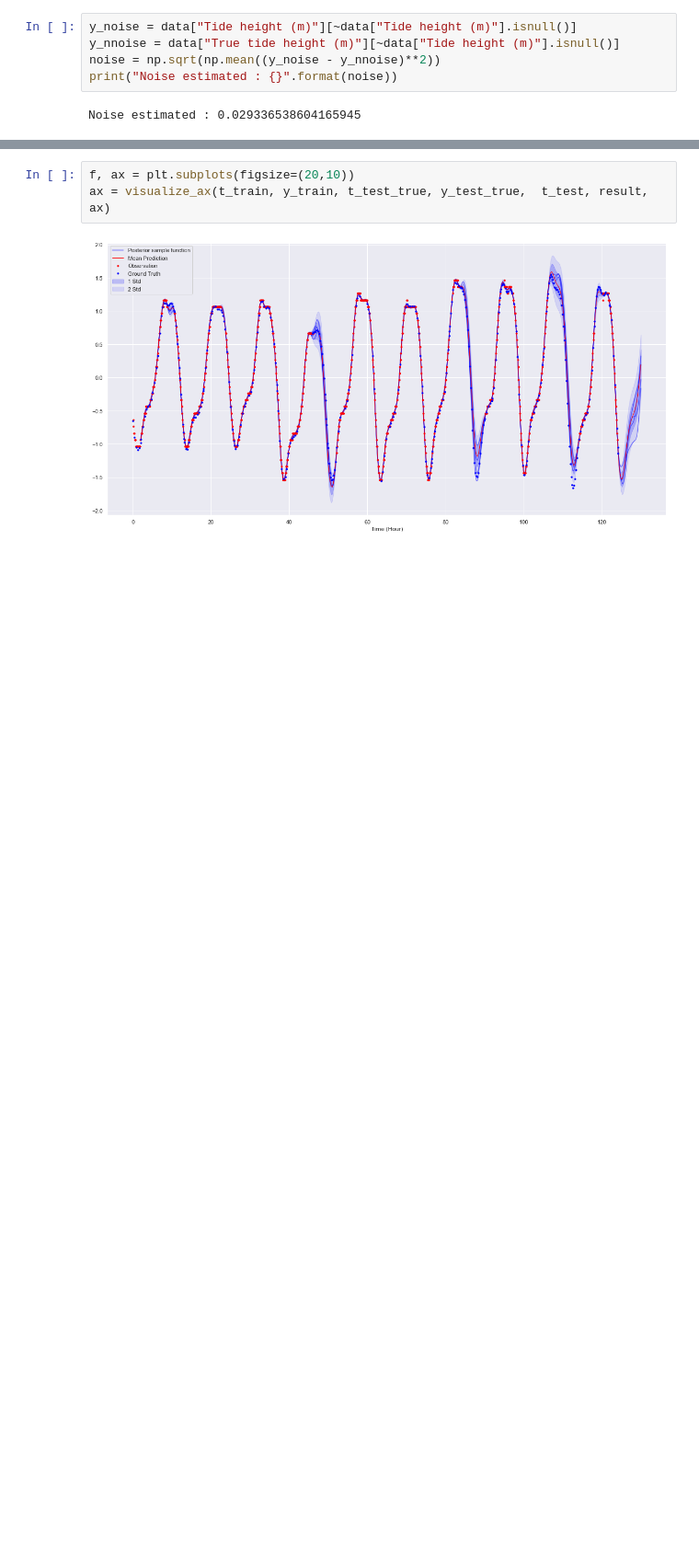
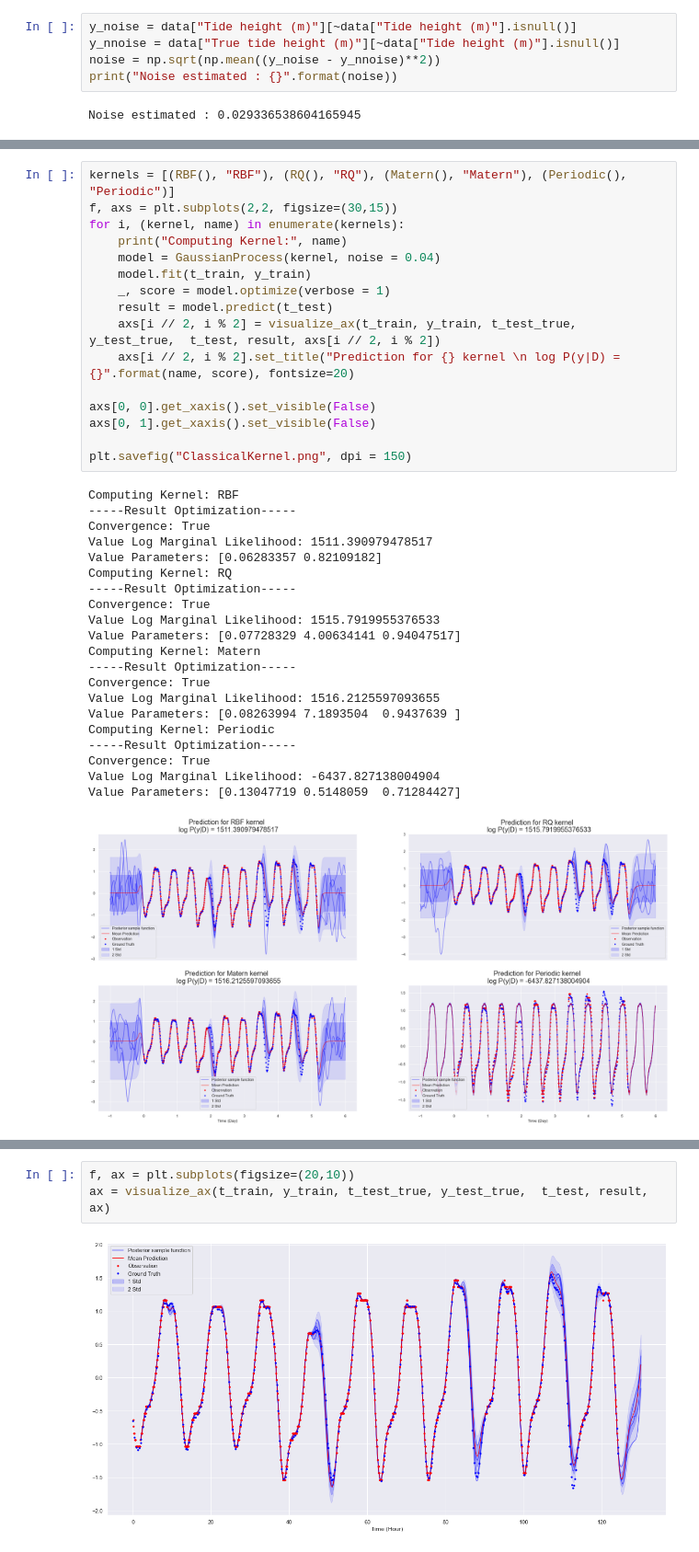
Before and after one commit to pierreosselin/cdt_labs, a Jupyter notebook: data_inference/Lab1.ipynb, the cells around one changed output, grey strips where cells are left out. Shown at 92% size. Drawn from its saved outputs; the diff is of its cells as text; blank space fills up the shorter version.

```diff
--- a/data_inference/Lab1.ipynb
+++ b/data_inference/Lab1.ipynb
@@ -143,0 +162,38 @@ We can
+# %%
+kernels = [(RBF(), "RBF"), (RQ(), "RQ"), (Matern(), "Matern"), (Periodic(), "Periodic")]
+f, axs = plt.subplots(2,2, figsize=(30,15))
+for i, (kernel, name) in enumerate(kernels):
+    print("Computing Kernel:", name)
+    model = GaussianProcess(kernel, noise = 0.04)
+    model.fit(t_train, y_train)
+    _, score = model.optimize(verbose = 1)
+    result = model.predict(t_test)
+    axs[i // 2, i % 2] = visualize_ax(t_train, y_train, t_test_true, y_test_true,  t_test, result, axs[i // 2, i % 2])
+    axs[i // 2, i % 2].set_title("Prediction for {} kernel \n log P(y|D) = {}".format(name, score), fontsize=20)
+
+axs[0, 0].get_xaxis().set_visible(False)
+axs[0, 1].get_xaxis().set_visible(False)
+
+plt.savefig("ClassicalKernel.png", dpi = 150)
+# %% [output]
+Computing Kernel: RBF
+-----Result Optimization-----
+Convergence: True
+Value Log Marginal Likelihood: 1511.390979478517
+Value Parameters: [0.06283357 0.82109182]
+Computing Kernel: RQ
+-----Result Optimization-----
+Convergence: True
+Value Log Marginal Likelihood: 1515.7919955376533
+Value Parameters: [0.07728329 4.00634141 0.94047517]
+Computing Kernel: Matern
+-----Result Optimization-----
+Convergence: True
+Value Log Marginal Likelihood: 1516.2125597093655
+Value Parameters: [0.08263994 7.1893504  0.9437639 ]
+Computing Kernel: Periodic
+-----Result Optimization-----
+Convergence: True
+Value Log Marginal Likelihood: -6437.827138004904
+Value Parameters: [0.13047719 0.5148059  0.71284427]
+[figure, added]
```
Also changed, not shown: parts of 27 cells of this notebook, 2 other files.
